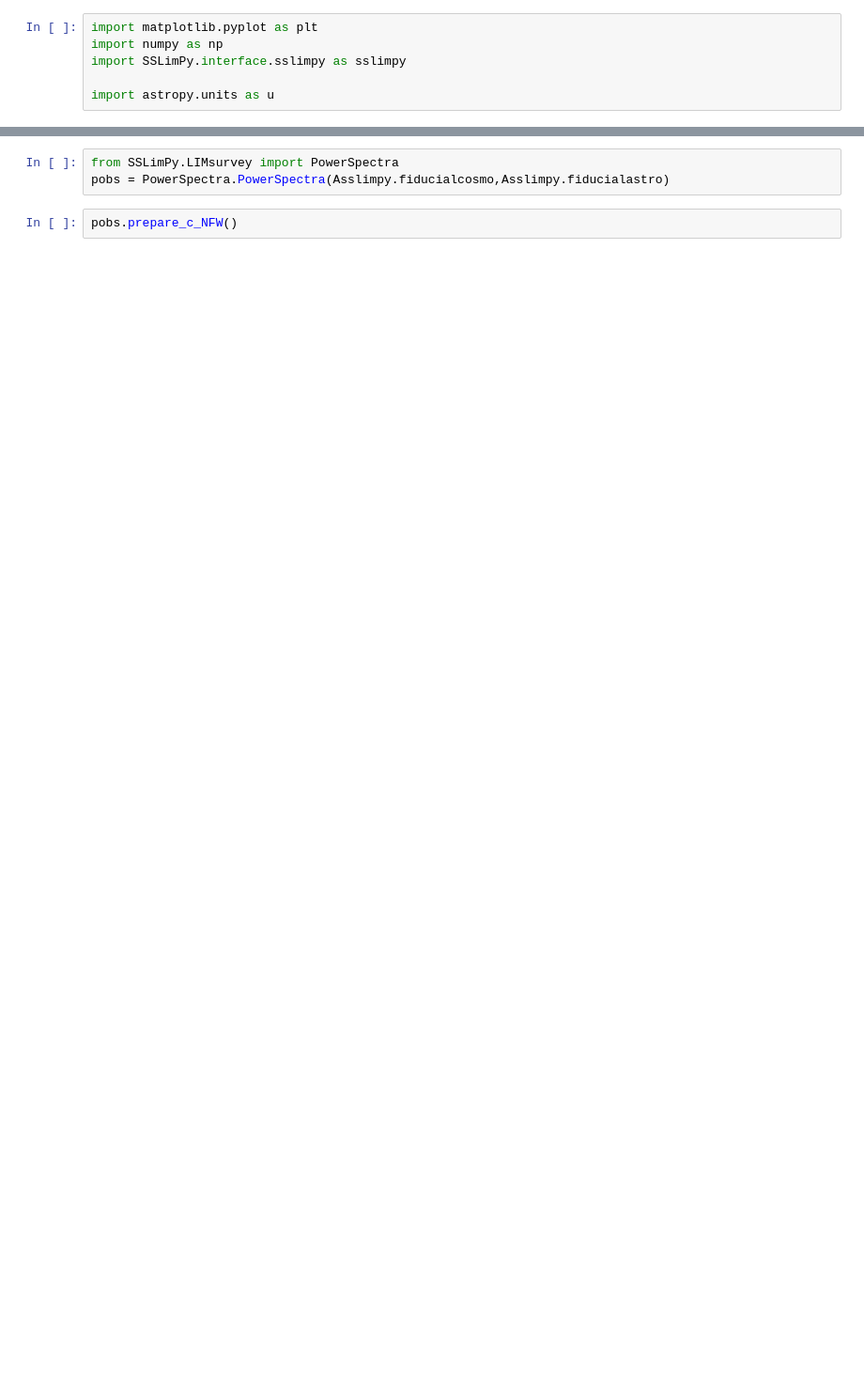
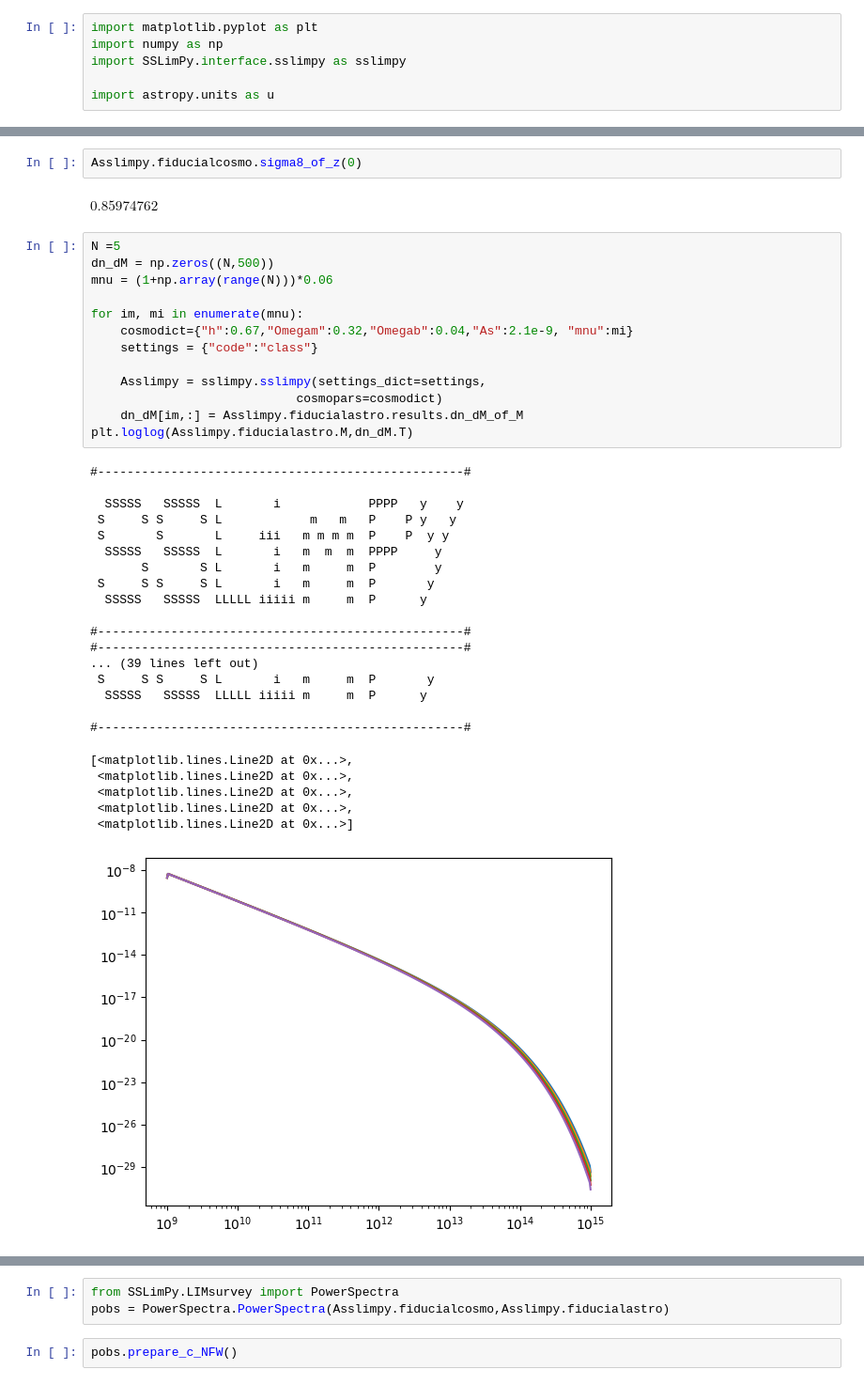
Before and after one commit to Sefa76/SSLimPy, a Jupyter notebook: SSLimPy.ipynb, the cells around one changed output, grey strips where cells are left out. Shown at 94% size. Cells and saved outputs as stored; diff of their text form; blank space fills up the shorter version.

```diff
--- a/SSLimPy.ipynb
+++ b/SSLimPy.ipynb
@@ -30,0 +29,41 @@ Asslimpy = sslimpy.sslimpy(settings_dict=settings,
+# %%
+Asslimpy.fiducialcosmo.sigma8_of_z(0)
+# %% [output]
+$0.85974762 \; \mathrm{}$
+# %%
+N =5
+dn_dM = np.zeros((N,500))
+mnu = (1+np.array(range(N)))*0.06
+
+for im, mi in enumerate(mnu):
+    cosmodict={"h":0.67,"Omegam":0.32,"Omegab":0.04,"As":2.1e-9, "mnu":mi}
+    settings = {"code":"class"}
+
+    Asslimpy = sslimpy.sslimpy(settings_dict=settings,
+                            cosmopars=cosmodict)
+    dn_dM[im,:] = Asslimpy.fiducialastro.results.dn_dM_of_M
+plt.loglog(Asslimpy.fiducialastro.M,dn_dM.T)
+# %% [output]
+#--------------------------------------------------#
+
+  SSSSS   SSSSS  L       i            PPPP   y    y
+ S     S S     S L            m   m   P    P y   y
+ S       S       L     iii   m m m m  P    P  y y
+  SSSSS   SSSSS  L       i   m  m  m  PPPP     y
+       S       S L       i   m     m  P        y
+ S     S S     S L       i   m     m  P       y
+  SSSSS   SSSSS  LLLLL iiiii m     m  P      y
+
+#--------------------------------------------------#
+#--------------------------------------------------#
+... (39 lines left out)
+ S     S S     S L       i   m     m  P       y
+  SSSSS   SSSSS  LLLLL iiiii m     m  P      y
+
+#--------------------------------------------------#
+[<matplotlib.lines.Line2D at 0x...>,
+ <matplotlib.lines.Line2D at 0x...>,
+ <matplotlib.lines.Line2D at 0x...>,
+ <matplotlib.lines.Line2D at 0x...>,
+ <matplotlib.lines.Line2D at 0x...>]
+[figure, added]
```
Also changed, not shown: parts of 15 cells of this notebook, 4 other files.
